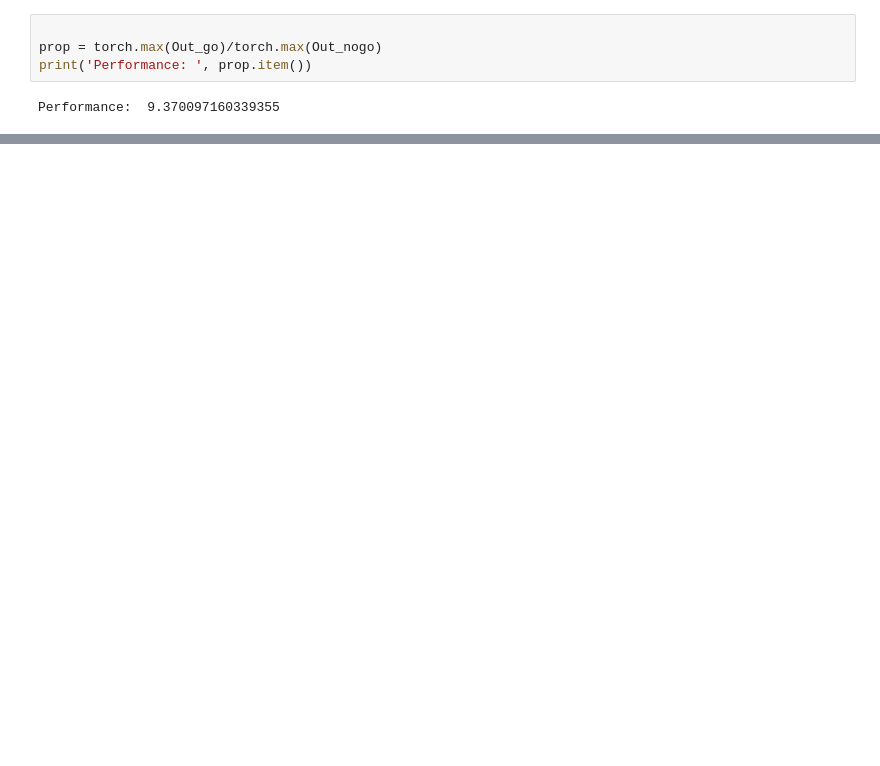
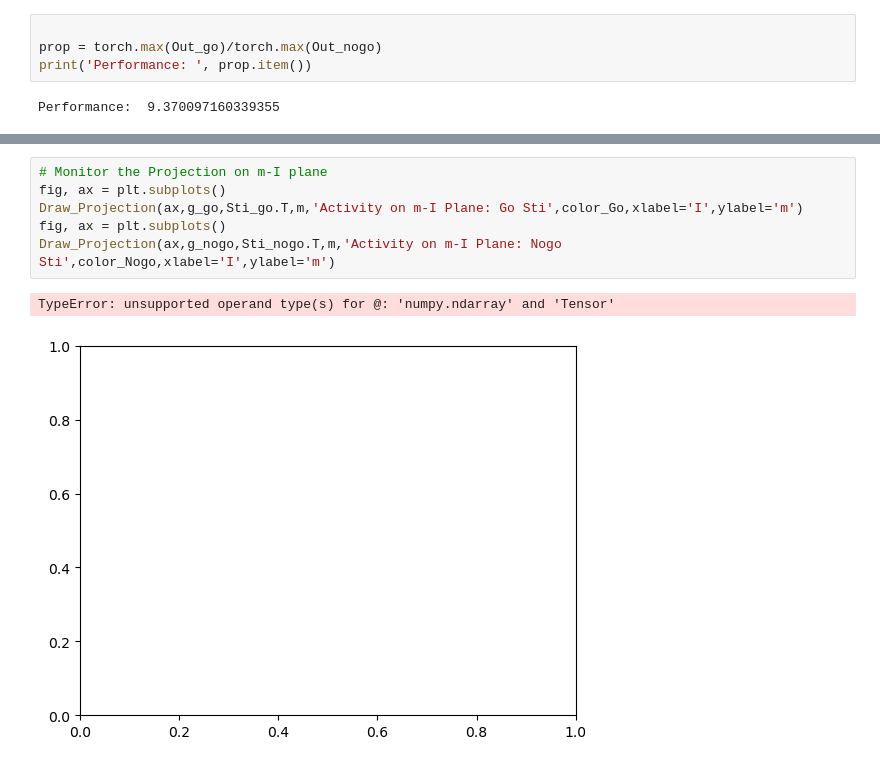
Before and after one commit to LiBinUtokyo/LowRank_ModifiedTheta_SNN, a Jupyter notebook: PYTHON/main_pytorch.ipynb, the cells around one changed output, grey strips where cells are left out. Saved outputs shown, nothing was run; the diff lists cells and outputs as text; blank space fills up the shorter version.

```diff
--- a/PYTHON/main_pytorch.ipynb
+++ b/PYTHON/main_pytorch.ipynb
@@ -321,0 +483,9 @@ Performance:  9.370097160339355
+# %%
+# Monitor the Projection on m-I plane
+fig, ax = plt.subplots()
+Draw_Projection(ax,g_go,Sti_go.T,m,'Activity on m-I Plane: Go Sti',color_Go,xlabel='I',ylabel='m')
+fig, ax = plt.subplots()
+Draw_Projection(ax,g_nogo,Sti_nogo.T,m,'Activity on m-I Plane: Nogo Sti',color_Nogo,xlabel='I',ylabel='m')
+# %% [output]
+TypeError: unsupported operand type(s) for @: 'numpy.ndarray' and 'Tensor'
+[figure, added]
```
Also changed, not shown: parts of 7 cells of this notebook, 3 other files.
